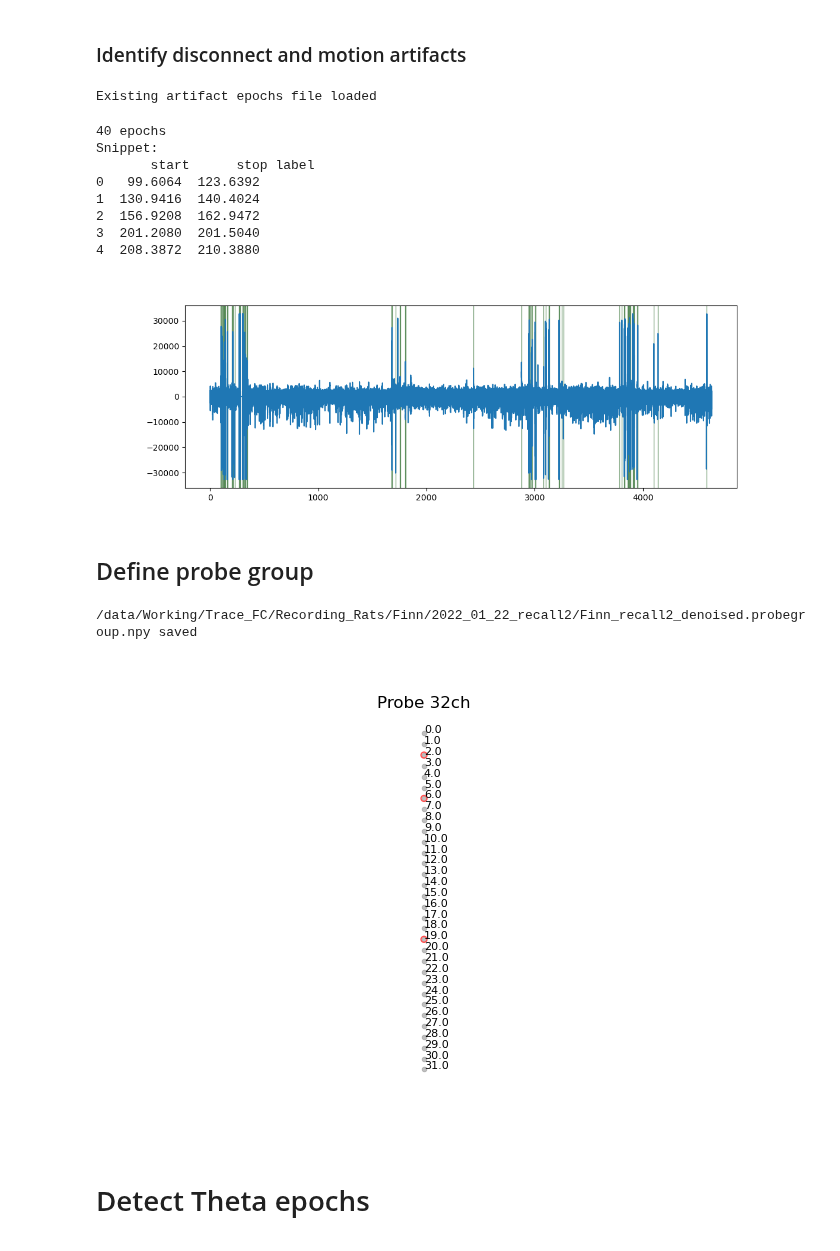
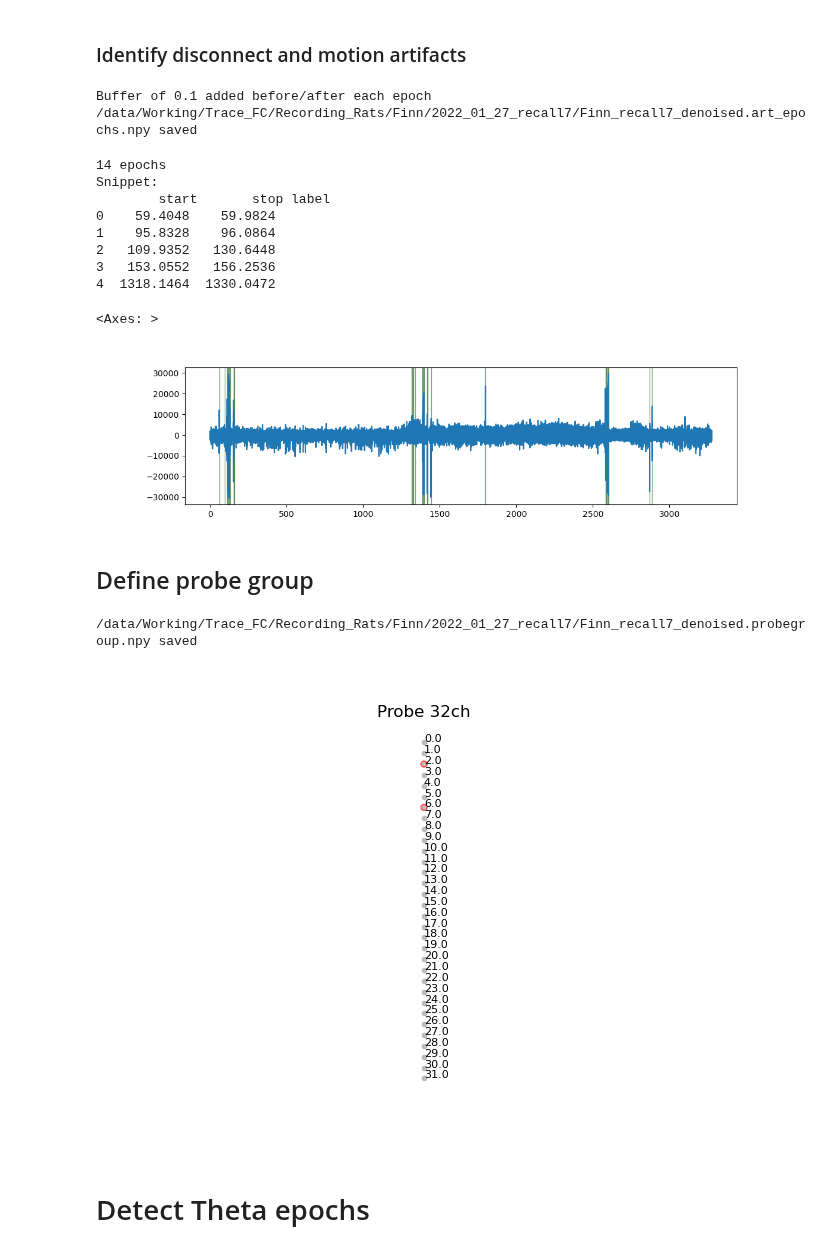
Before and after one commit to nkinsky/TraceFC, a Jupyter notebook: Notebooks/Spectral_Analysis.ipynb, the cells around one changed output. Cells and saved outputs as stored; diff of their text form; code cells hidden in the pictures.

```diff
--- a/Notebooks/Spectral_Analysis.ipynb
+++ b/Notebooks/Spectral_Analysis.ipynb
@@ -67,7 +67,7 @@ def sess_use(basepath=os.getcwd()):
 
     return ProcessData(basepath)
 # %%
-animal, sess_name = 'Finn', 'recall2'
+animal, sess_name = 'Finn', 'recall1'
 sess_dir = get_session_dir(animal, sess_name)
 sess = sess_use(sess_dir)
 print(sess.recinfo)
@@ -102,8 +102,12 @@ if art_epochs_file.exists():
     art_epochs = Epoch(epochs=None, file=art_epochs_file)
     print('Existing artifact epochs file loaded')
 else:
-    art_epochs = detect_artifact_epochs(signal, thresh=6,
+    art_epochs = detect_artifact_epochs(signal, thresh=8,
                                     edge_cutoff=3, merge=6)
+
+    # Code to add in artifact epochs manually - comment out after using
+    # art_epochs = art_epochs.add_epoch_manually(538, 560)
+    # art_epochs = art_epochs.add_epoch_manually(1588, 1615)
 
     if buffer_add is not None:  # Add in buffer to prevent erroneous detection of start/stop of artifact as SWRs
         art_epochs.add_epoch_buffer(buffer_add)
@@ -111,25 +115,24 @@ else:
     art_epochs.save(art_epochs_file)
 art_epochs
 # %% [output]
-Existing artifact epochs file loaded
+Buffer of 0.1 added before/after each epoch
+/data/Working/Trace_FC/Recording_Rats/Finn/2022_01_27_recall7/Finn_recall7_denoised.art_epochs.npy saved
-40 epochs
+14 epochs
 Snippet:
-       start      stop label
-0   99.6064  123.6392
-1  130.9416  140.4024
-2  156.9208  162.9472
-3  201.2080  201.5040
-4  208.3872  210.3880
+        start       stop label
+0    59.4048    59.9824
+1    95.8328    96.0864
+2   109.9352   130.6448
+3   153.0552   156.2536
+4  1318.1464  1330.0472
 # %%
 %matplotlib widget
-_, ax = plt.subplots(figsize=(12, 4))
+
 chan_plot = 28
-ax.plot(signal.time, signal.traces[chan_plot])
-
-for start, stop in zip(art_epochs.starts, art_epochs.stops):
-    ax.axvspan(start, stop, color=[0, 0.3, 0, 0.5])
+plot_signal_w_epochs(signal, 28, art_epochs)
 # %% [output]
+<Axes: >
-[figure, old version]
+[figure, new version]
 # %% [markdown]
 ## Define probe group
 # %%
@@ -147,7 +150,7 @@ prbgrp.filename = sess.filePrefix.with_suffix(".probegroup.npy")
 prbgrp.save(prbgrp.filename)
 sess.prbgrp = prbgrp
 # %% [output]
-/data/Working/Trace_FC/Recording_Rats/Finn/2022_01_22_recall2/Finn_recall2_denoised.probegroup.npy saved
+/data/Working/Trace_FC/Recording_Rats/Finn/2022_01_27_recall7/Finn_recall7_denoised.probegroup.npy saved
 [figure]
 # %% [markdown]
 # Detect Theta epochs
```
Also changed, not shown: parts of 17 cells of this notebook.
